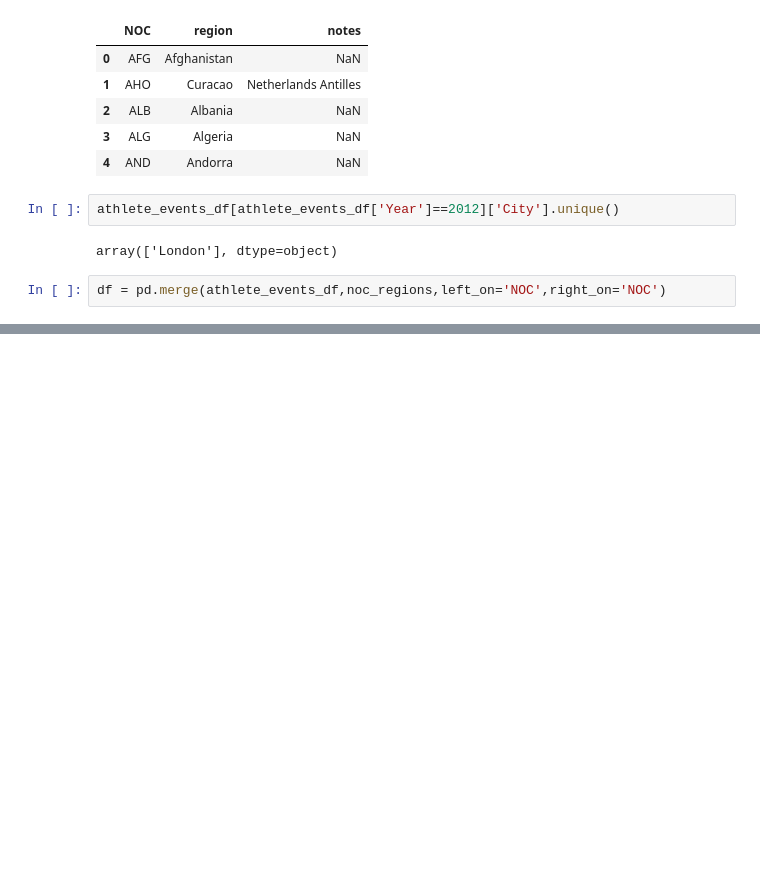
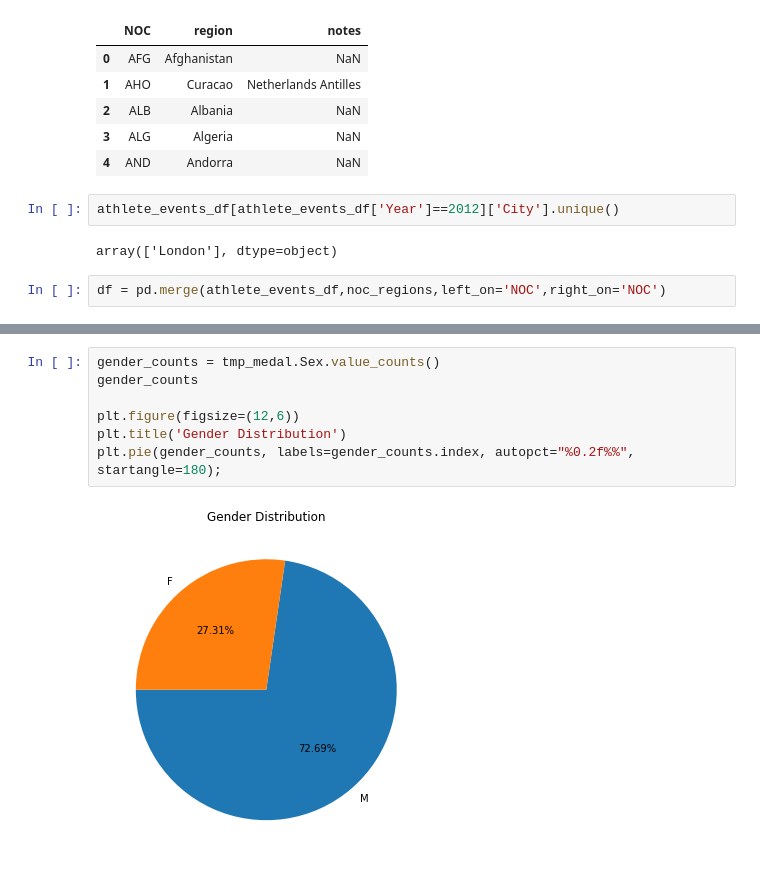
Before and after one commit to Nourankh20/Data-Visualization, a Jupyter notebook: Visualization.ipynb, the cells around one changed output, grey strips where cells are left out. Cells and saved outputs as stored; diff of their text form; blank space fills up the shorter version.

```diff
--- a/Visualization.ipynb
+++ b/Visualization.ipynb
@@ -55,0 +84,9 @@ df.head()
+# %%
+gender_counts = tmp_medal.Sex.value_counts()
+gender_counts
+
+plt.figure(figsize=(12,6))
+plt.title('Gender Distribution')
+plt.pie(gender_counts, labels=gender_counts.index, autopct="%0.2f%%", startangle=180);
+# %% [output]
+[figure, added]
```
Also changed, not shown: parts of 55 cells of this notebook.
